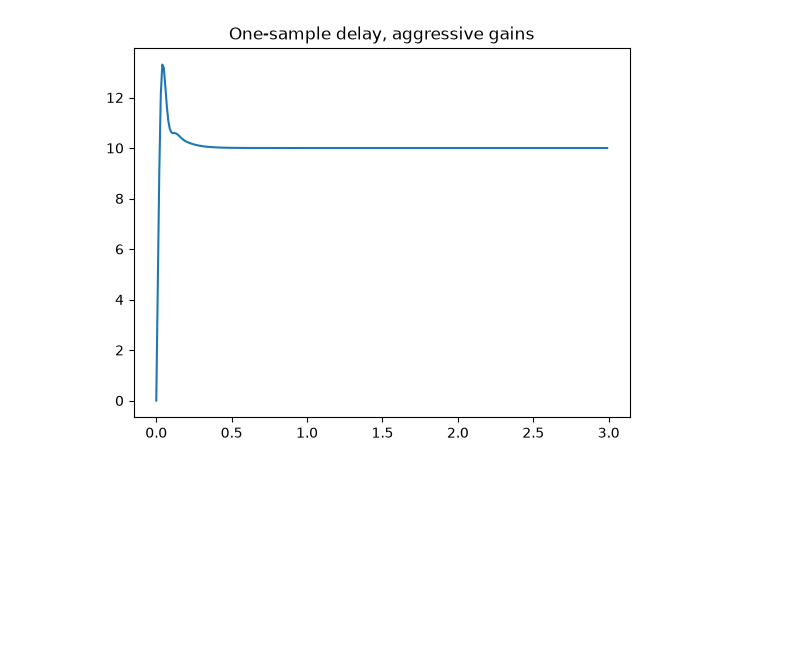
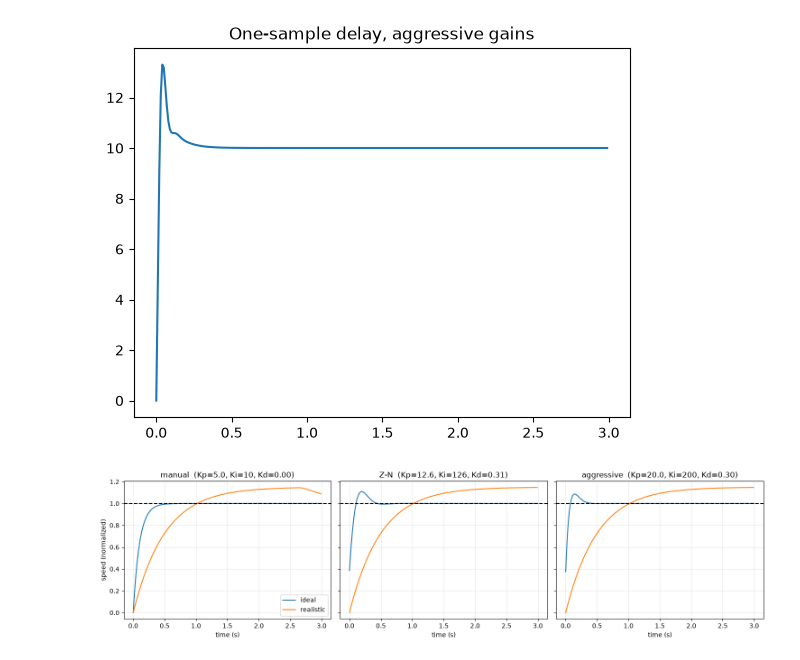
Before and after one commit to MilonClasher/DC-Motor-PID-Simulation, a Jupyter notebook: notebooks/02_tuning_and_realistic_plant.ipynb, the cells around one changed output. Cells and saved outputs as stored; diff of their text form; code cells hidden in the pictures; blank space fills up the shorter version.

```diff
--- a/notebooks/02_tuning_and_realistic_plant.ipynb
+++ b/notebooks/02_tuning_and_realistic_plant.ipynb
@@ -171,3 +171,22 @@ t, y, u = simulate(20, 200, 0, **{**off, "delay": True})
 plt.plot(t, y); plt.title("One-sample delay, aggressive gains"); plt.show()
 # %% [output]
 [figure]
+# %%
+tunings = {"manual": (5, 10, 0),
+           "Z-N": (Kp_zn, Ki_zn, Kd_zn),
+           "aggressive": (20, 200, 0.3)}
+
+fig, axes = plt.subplots(1, 3, figsize=(15, 4), sharey=True)
+for ax, (name, (Kp, Ki, Kd)) in zip(axes, tunings.items()):
+    T = ct.feedback(make_pid(Kp, Ki, Kd) * G, 1)
+    ti, yi = ct.step_response(T, np.linspace(0, 3, 300))
+    t, y, u = simulate(Kp, Ki, Kd)
+    ax.plot(ti, yi, label="ideal")
+    ax.plot(t, y / 10, label="realistic")
+    ax.axhline(1, ls="--", color="k")
+    ax.set_title(f"{name}  (Kp={Kp:.1f}, Ki={Ki:.0f}, Kd={Kd:.2f})")
+    ax.set_xlabel("time (s)"); ax.grid(True, alpha=0.3)
+axes[0].set_ylabel("speed (normalized)"); axes[0].legend()
+plt.tight_layout(); plt.savefig("../plots/ideal_vs_realistic.png", dpi=150); plt.show()
+# %% [output]
+[figure, added]
```
Also changed, not shown: parts of 8 cells of this notebook, 3 other files.
